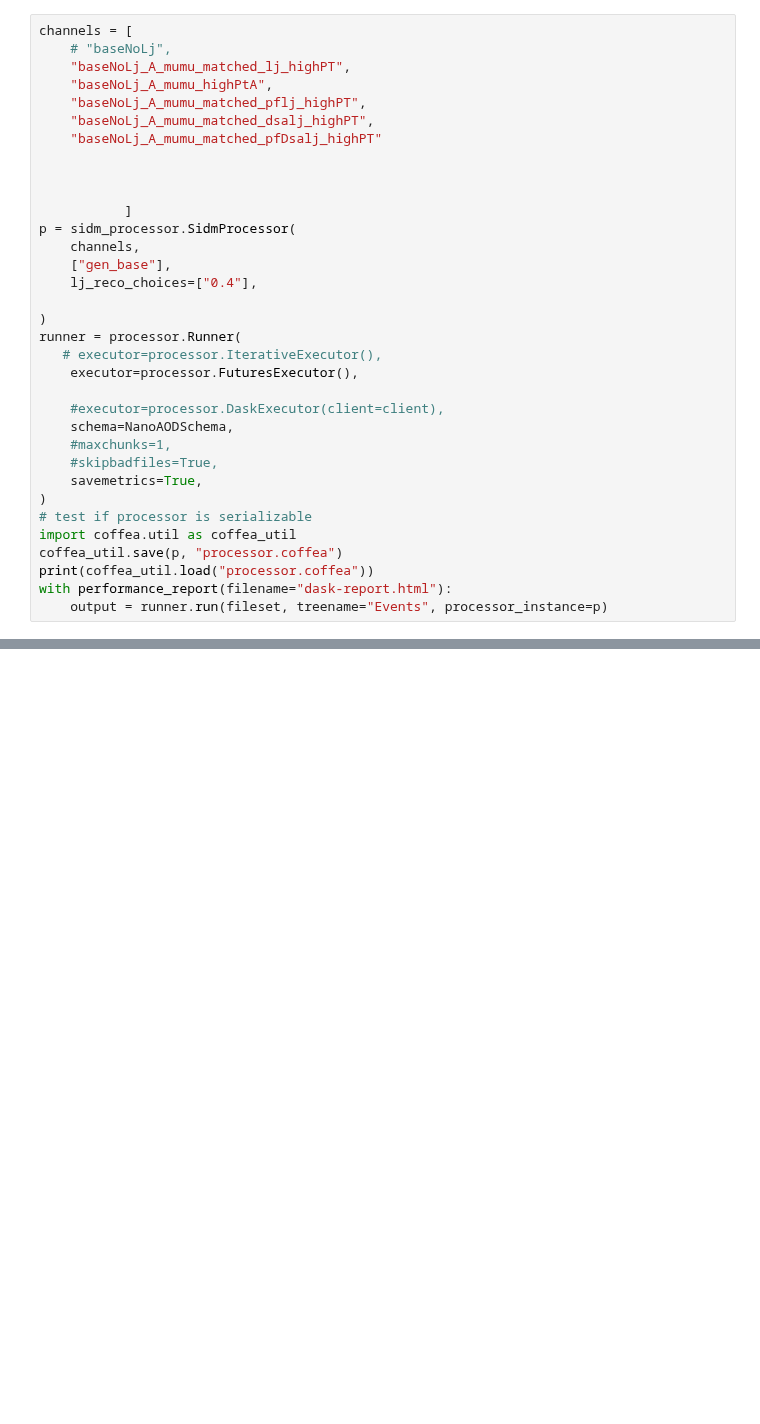
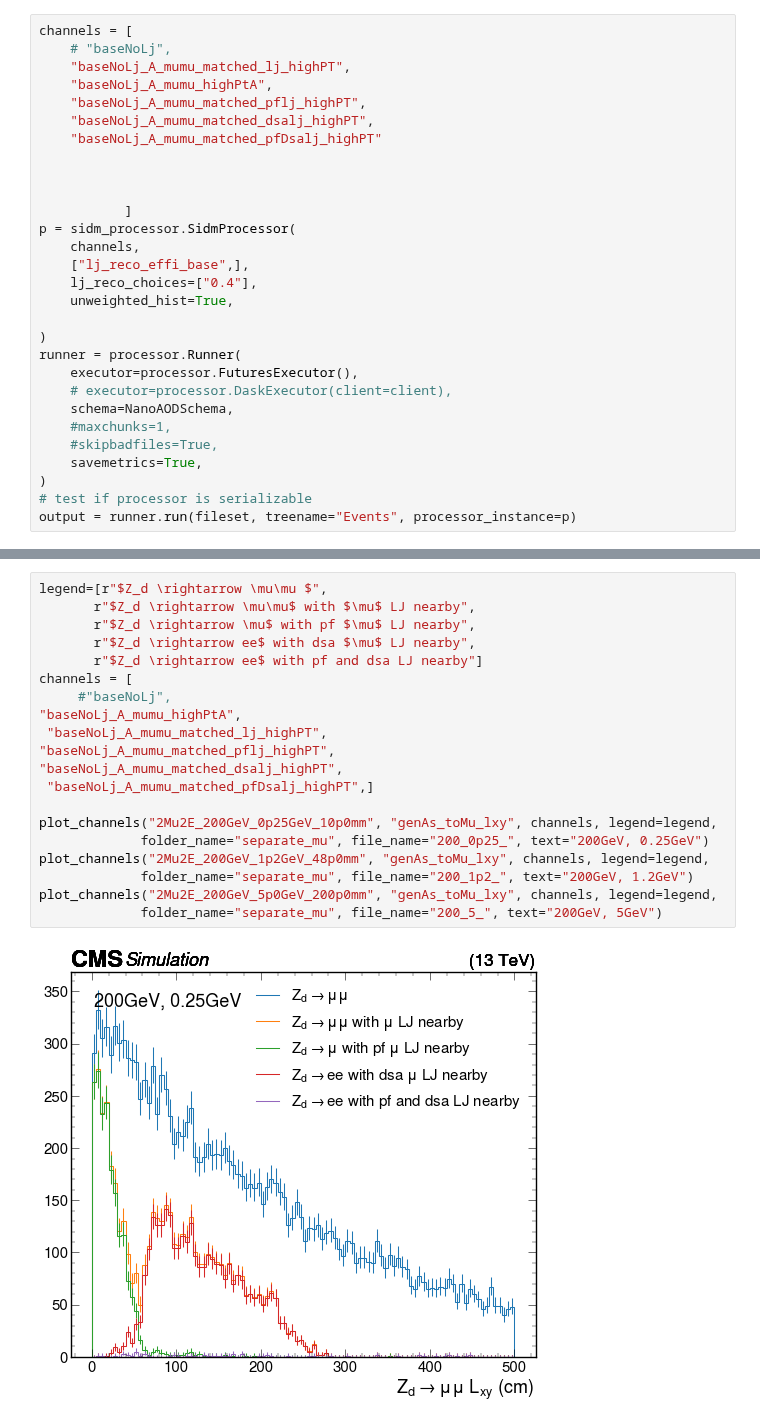
Before and after one commit to yeopjjang/SIDM, a Jupyter notebook: sidm/studies/ljRecoEffi_studies/pf_dsa_mu.ipynb, the cells around one changed output, grey strips where cells are left out. Saved outputs shown, nothing was run; the diff lists cells and outputs as text; blank space fills up the shorter version.

```diff
--- a/sidm/studies/ljRecoEffi_studies/pf_dsa_mu.ipynb
+++ b/sidm/studies/ljRecoEffi_studies/pf_dsa_mu.ipynb
@@ -75,24 +75,19 @@ channels = [
            ]
 p = sidm_processor.SidmProcessor(
     channels,
-    ["gen_base"],
+    ["lj_reco_effi_base",],
     lj_reco_choices=["0.4"],
+    unweighted_hist=True,
 
 )
 runner = processor.Runner(
-   # executor=processor.IterativeExecutor(),
     executor=processor.FuturesExecutor(),
-
-    #executor=processor.DaskExecutor(client=client),
+    # executor=processor.DaskExecutor(client=client),
     schema=NanoAODSchema,
     #maxchunks=1,
     #skipbadfiles=True,
     savemetrics=True,
 )
 # test if processor is serializable
-import coffea.util as coffea_util
-coffea_util.save(p, "processor.coffea")
-print(coffea_util.load("processor.coffea"))
-with performance_report(filename="dask-report.html"):
-    output = runner.run(fileset, treename="Events", processor_instance=p)
+output = runner.run(fileset, treename="Events", processor_instance=p)
 # %% [output]
@@ -181,0 +142,22 @@ utilities.plot_ratio (hists["genAs_toMu_lxy"][ch5, ::2j],
+# %%
+legend=[r"$Z_d \rightarrow \mu\mu $",
+       r"$Z_d \rightarrow \mu\mu$ with $\mu$ LJ nearby",
+       r"$Z_d \rightarrow \mu$ with pf $\mu$ LJ nearby",
+       r"$Z_d \rightarrow ee$ with dsa $\mu$ LJ nearby",
+       r"$Z_d \rightarrow ee$ with pf and dsa LJ nearby"]
+channels = [
+     #"baseNoLj",
+"baseNoLj_A_mumu_highPtA",
+ "baseNoLj_A_mumu_matched_lj_highPT",
+"baseNoLj_A_mumu_matched_pflj_highPT",
+"baseNoLj_A_mumu_matched_dsalj_highPT",
+ "baseNoLj_A_mumu_matched_pfDsalj_highPT",]
+
+plot_channels("2Mu2E_200GeV_0p25GeV_10p0mm", "genAs_toMu_lxy", channels, legend=legend,
+             folder_name="separate_mu", file_name="200_0p25_", text="200GeV, 0.25GeV")
+plot_channels("2Mu2E_200GeV_1p2GeV_48p0mm", "genAs_toMu_lxy", channels, legend=legend,
+             folder_name="separate_mu", file_name="200_1p2_", text="200GeV, 1.2GeV")
+plot_channels("2Mu2E_200GeV_5p0GeV_200p0mm", "genAs_toMu_lxy", channels, legend=legend,
+             folder_name="separate_mu", file_name="200_5_", text="200GeV, 5GeV")
+# %% [output]
+[figure, added]
```
Also changed, not shown: parts of 9 cells of this notebook, 8 other files.
